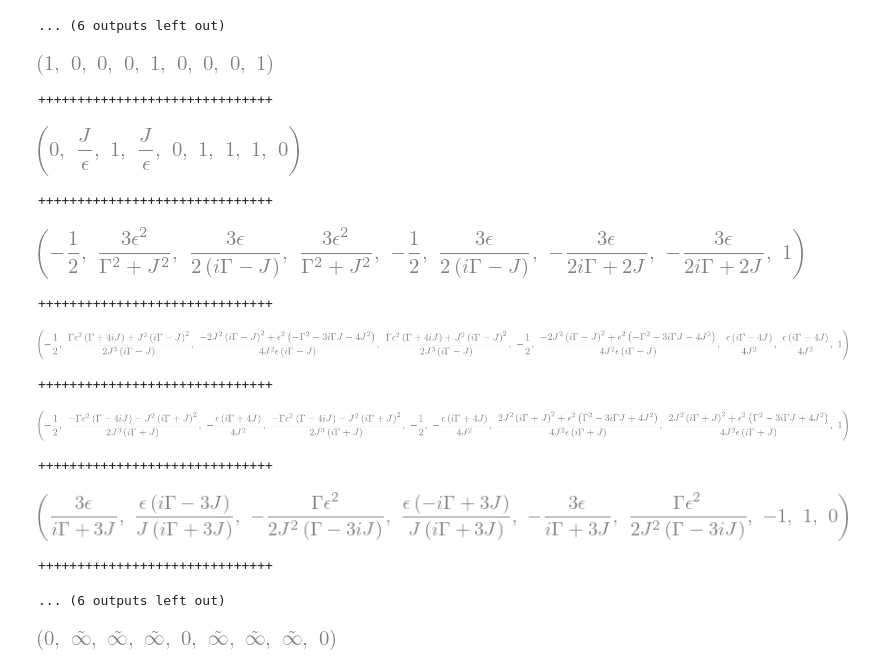
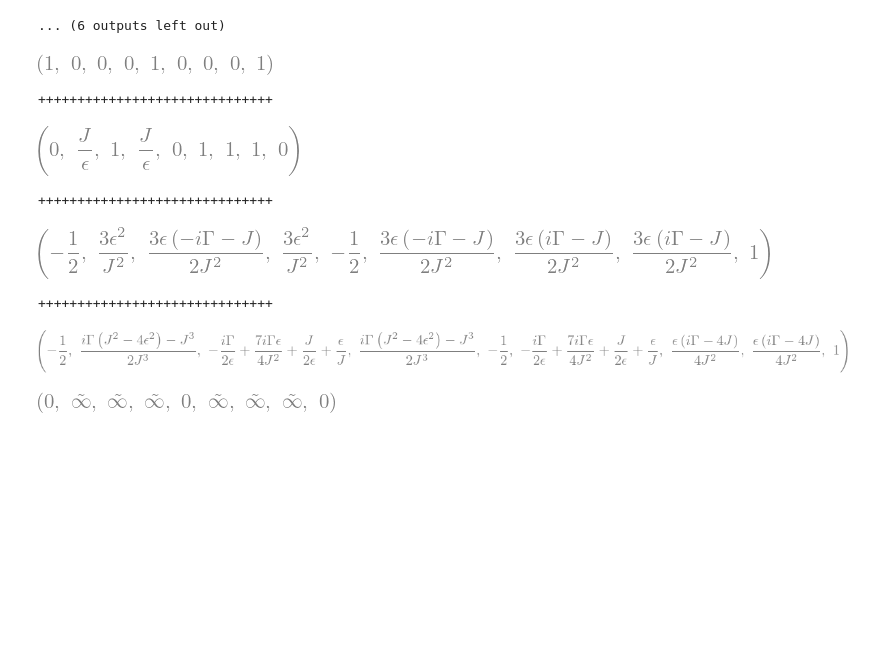
Before and after one commit to kiwipretzel/nserc-2026, a Jupyter notebook: [3.0] [three-site (degenerate), single-body, general epsilon's, local dephasing]/[3.0.1] [evals of symmetry case] [june 25].ipynb, the cells around one changed output. Cells and saved outputs as stored; diff of their text form; code cells hidden in the pictures; blank space fills up the shorter version.

Commit message:
checking values of starred vals in evecs

```diff
--- a/[3.0] [three-site (degenerate), single-body, general epsilon's, local dephasing]/[3.0.1] [evals of symmetry case] [june 25].ipynb
+++ b/[3.0] [three-site (degenerate), single-body, general epsilon's, local dephasing]/[3.0.1] [evals of symmetry case] [june 25].ipynb
@@ -195,25 +195,19 @@ for i in evecs_approx:
 ... (6 outputs left out)
 # %%
 
-# expaning evecs to second order in gamma
+# expaning evecs to first order in gamma
 
 for i in evecs_approx:
-    display(tuple(val.series(1/gamma, 0, 3).removeO().simplify(deep=True) for val in i))
+    display(tuple(val.series(gamma, 0, 2).removeO().simplify(deep=True) for val in i))
     print("++++++++++++++++++++++++++++++")
 # %% [output]
 [figure]
 ++++++++++++++++++++++++++++++
 [figure]
 ++++++++++++++++++++++++++++++
-[figure, old version]
+[figure, new version]
 ++++++++++++++++++++++++++++++
-[figure, old version]
+[figure, new version]
-++++++++++++++++++++++++++++++
-[figure, removed]
-++++++++++++++++++++++++++++++
-[figure, removed]
-++++++++++++++++++++++++++++++
-... (6 outputs left out)
 # %%
 J_val = 0.1
 gamma_val = 1e-6
```
